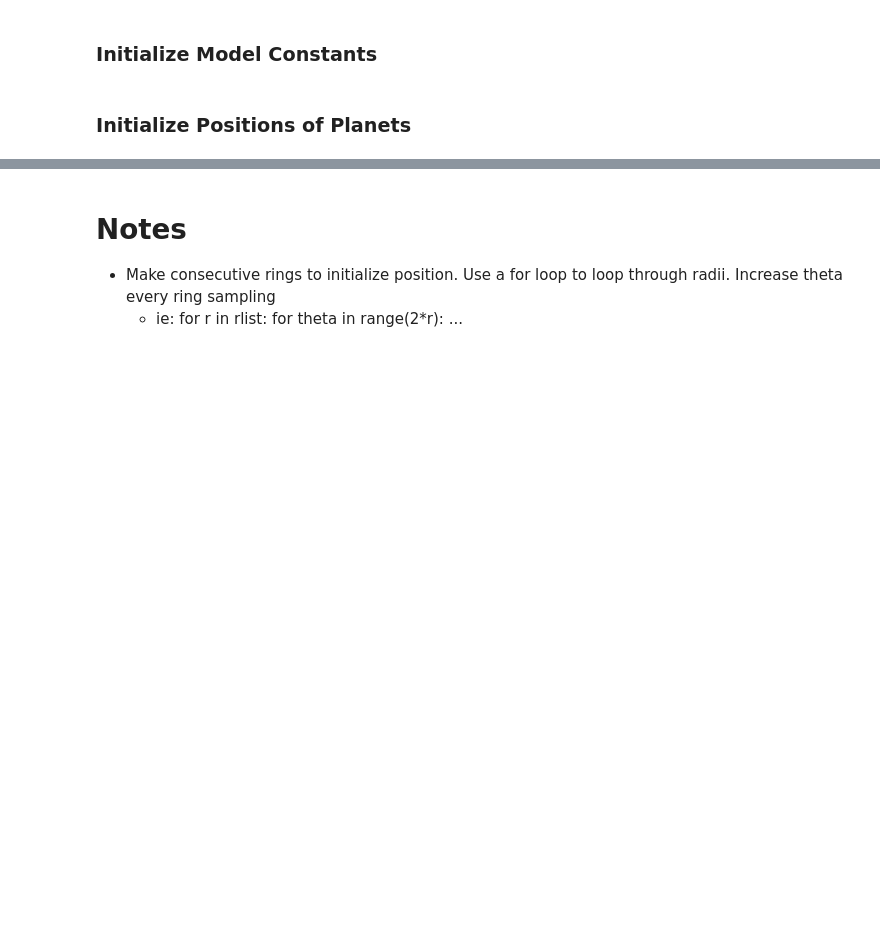
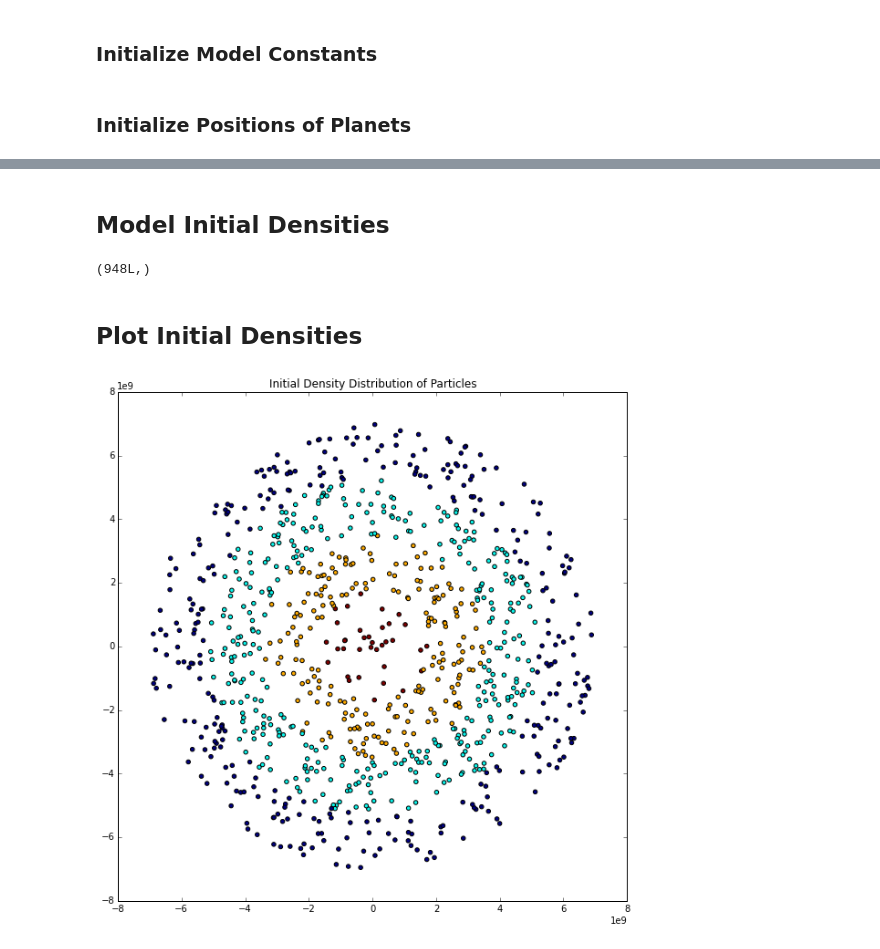
Before and after one commit to saichikine/Jupiter_SPH, a Jupyter notebook: main.ipynb, the cells around one changed output, grey strips where cells are left out. Drawn from its saved outputs; the diff is of its cells as text; code cells hidden in the pictures; blank space fills up the shorter version.

Commit message:
Created a density distribution which looks plausible. Next up: Calculate pressure.

```diff
--- a/main.ipynb
+++ b/main.ipynb
@@ -128,4 +130,25 @@ plt.show()
-# %% [markdown]
-# Notes
-* Make consecutive rings to initialize position. Use a for loop to loop through radii. Increase theta every ring sampling
-    * ie: for r in rlist: for theta in range(2*r): ...
+# %% [markdown]
+## Model Initial Densities
+# %%
+rho = rhoC * np.sin(zetaspace) / zetaspace
+# Removing inf density region
+rho = rho[1:]
+
+rhodistribution = []
+for i in range(len(rho)):
+    rhodistribution.append(rho[i] * np.ones(NDistribution[i]))
+
+# Flatten rhodistribution
+rhodistribution = [item for sublist in rhodistribution for item in sublist]
+rhodistribution = np.array(rhodistribution)
+# %% [output]
+(948L,)
+# %% [markdown]
+## Plot Initial Densities
+# %%
+plt.figure(figsize=(10,10))
+plt.scatter(radius1*np.cos(thetadistribution), radius1*np.sin(thetadistribution), c=rhodistribution)
+plt.title("Initial Density Distribution of Particles")
+plt.show()
+# %% [output]
+[figure, added]
```
Also changed, not shown: parts of 4 cells of this notebook.
